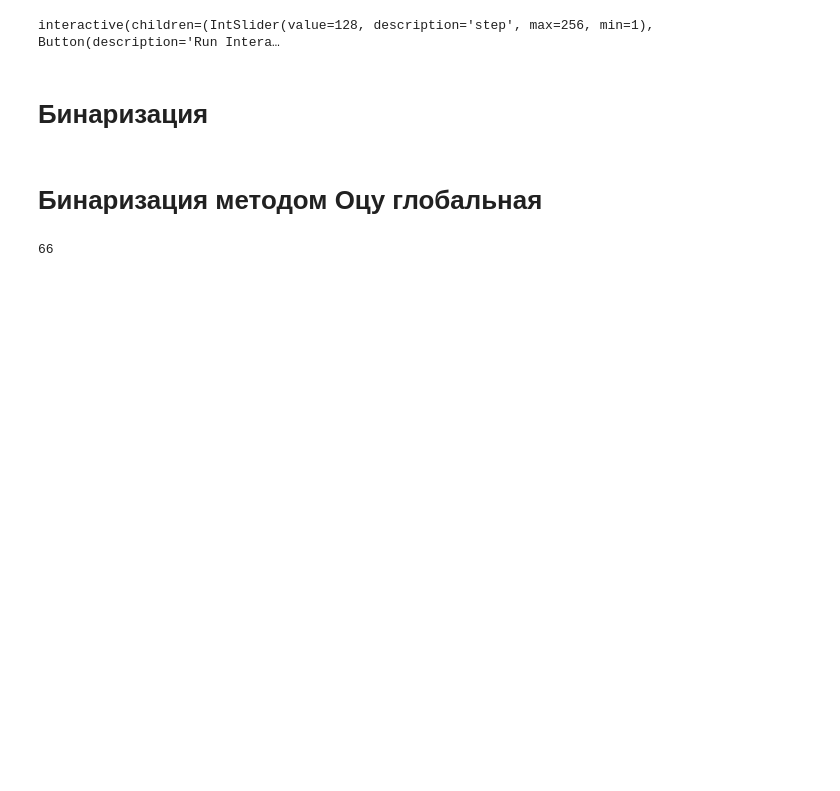
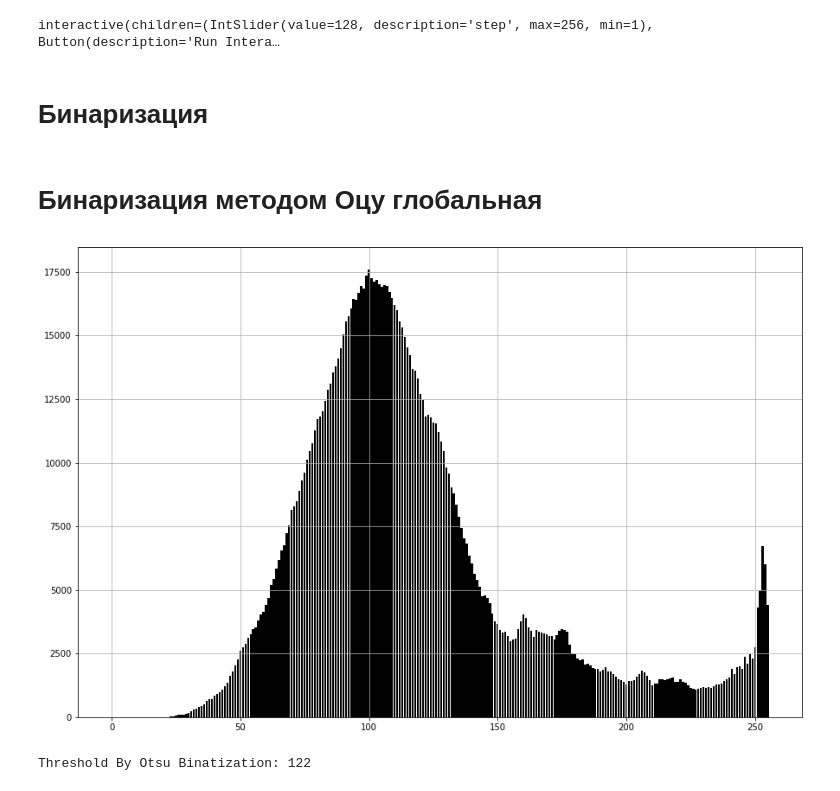
Before and after one commit to InColumi/ComputerVision, a Jupyter notebook: Лабораторная 2. Бинаризация и квантование/Лабораторная работа 2 Panov.ipynb, the cells around one changed output. Drawn from its saved outputs; the diff is of its cells as text; code cells hidden in the pictures; blank space fills up the shorter version.

Commit message:
Добавил Бинаризацию методом Оцу глобальная

```diff
--- a/Лабораторная 2. Бинаризация и квантование/Лабораторная работа 2 Panov.ipynb
+++ b/Лабораторная 2. Бинаризация и квантование/Лабораторная работа 2 Panov.ipynb
@@ -109,10 +109,10 @@ def Quantization(step):
     print(step)
 # %% [output]
 interactive(children=(IntSlider(value=128, description='step', max=256, min=1), Button(description='Run Intera…
-# %% [markdown]
-# Бинаризация
-# %% [markdown]
-# Бинаризация методом Оцу глобальная
+# %% [markdown]
+# Бинаризация
+# %% [markdown]
+# Бинаризация методом Оцу глобальная
 # %%
 import numpy as np
 def getGrayPixels(image):
@@ -150,7 +150,28 @@ def getThresholdByOtsuBinatization(grayPixels, sizeImage):
 
     return maxThreshold
 
-thresholdByOtsuBinatization = getThresholdByOtsuBinatization(getGrayPixels(grayImage), size)
-thresholdByOtsuBinatization
+def getImageByOtsuBinatization(image, threshold):
+    result = copy.deepcopy(image)
+    width = result.size[0]
+    height = result.size[1]
+    pixels = result.load()
+    for i in range(width):
+        for j in range(height):
+            color = 0 if pixels[i,j][0] < threshold else 255
+            pixels[i,j] = color, color,color
+
+    return result
-# %% [output]
-66
+# %%
+image = openImage("\\Users\\InColumi\\Desktop\\University\\Computer Vision\\Photo\\1.jpg")
+
+grayImage = getGrayImage(image)
+
+showHist(getCountGrayColors(grayImage))
+# %% [output]
+[figure, added]
+# %%
+thresholdByOtsuBinatization = getThresholdByOtsuBinatization(getGrayPixels(grayImage), size)
+
+print("Threshold By Otsu Binatization:", thresholdByOtsuBinatization)
+# %% [output]
+Threshold By Otsu Binatization: 122
```
Also changed, not shown: parts of 11 cells of this notebook.
